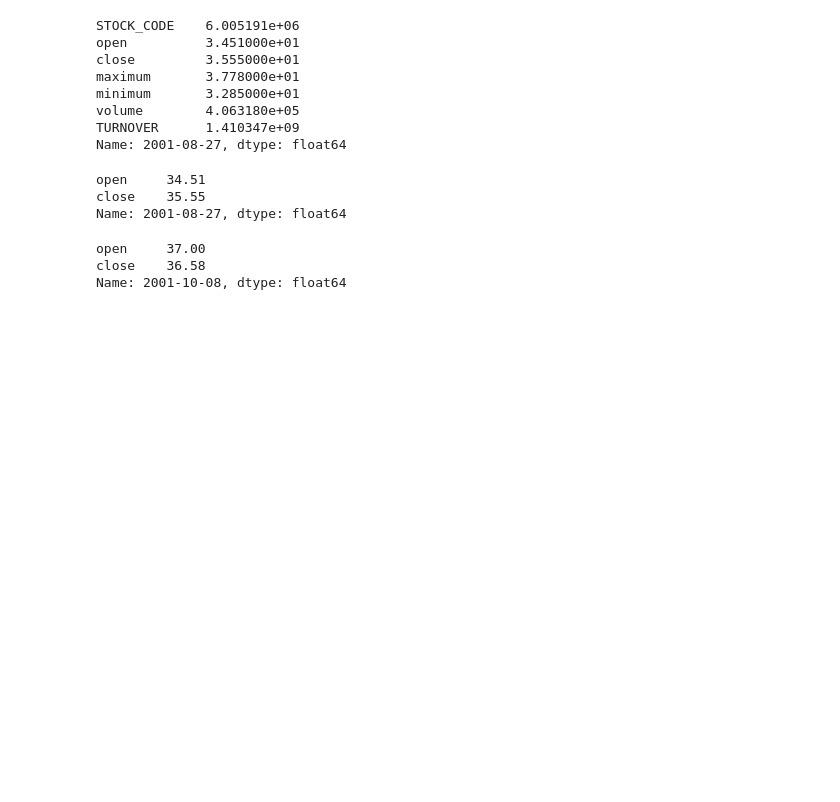
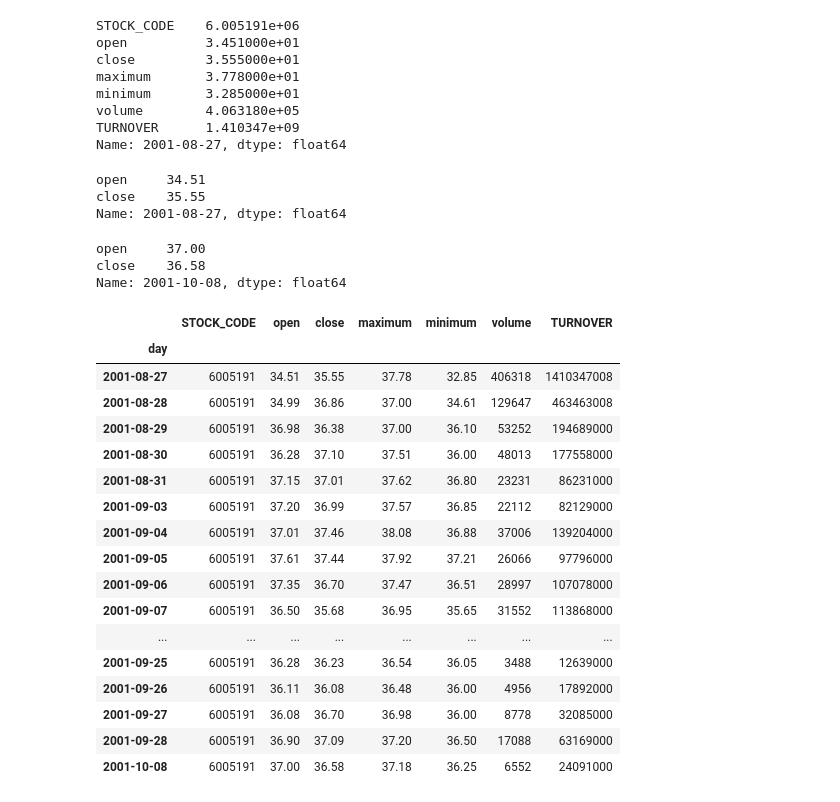
Before and after one commit to 1065953416/homework, a Jupyter notebook: 05-dataframe.ipynb, the cells around one changed output. Cells and saved outputs as stored; diff of their text form; code cells hidden in the pictures; blank space fills up the shorter version.

```diff
--- a/05-dataframe.ipynb
+++ b/05-dataframe.ipynb
@@ -141,3 +141,24 @@ Name: 2001-08-27, dtype: float64
 open     37.00
 close    36.58
 Name: 2001-10-08, dtype: float64
+# %%
+贵州茅台.loc["2001-08-27":"2001-10-08"]
+# %% [output]
+|  | STOCK_CODE | open | close | maximum | minimum | volume | TURNOVER |
+| day |  |  |  |  |  |  |  |
+| 2001-08-27 | 6005191 | 34.51 | 35.55 | 37.78 | 32.85 | 406318 | 1410347008 |
+| 2001-08-28 | 6005191 | 34.99 | 36.86 | 37.00 | 34.61 | 129647 | 463463008 |
+| 2001-08-29 | 6005191 | 36.98 | 36.38 | 37.00 | 36.10 | 53252 | 194689000 |
+| 2001-08-30 | 6005191 | 36.28 | 37.10 | 37.51 | 36.00 | 48013 | 177558000 |
+| 2001-08-31 | 6005191 | 37.15 | 37.01 | 37.62 | 36.80 | 23231 | 86231000 |
+| 2001-09-03 | 6005191 | 37.20 | 36.99 | 37.57 | 36.85 | 22112 | 82129000 |
+| 2001-09-04 | 6005191 | 37.01 | 37.46 | 38.08 | 36.88 | 37006 | 139204000 |
+| 2001-09-05 | 6005191 | 37.61 | 37.44 | 37.92 | 37.21 | 26066 | 97796000 |
+| 2001-09-06 | 6005191 | 37.35 | 36.70 | 37.47 | 36.51 | 28997 | 107078000 |
+| 2001-09-07 | 6005191 | 36.50 | 35.68 | 36.95 | 35.65 | 31552 | 113868000 |
+| ... | ... | ... | ... | ... | ... | ... | ... |
+| 2001-09-25 | 6005191 | 36.28 | 36.23 | 36.54 | 36.05 | 3488 | 12639000 |
+| 2001-09-26 | 6005191 | 36.11 | 36.08 | 36.48 | 36.00 | 4956 | 17892000 |
+| 2001-09-27 | 6005191 | 36.08 | 36.70 | 36.98 | 36.00 | 8778 | 32085000 |
+| 2001-09-28 | 6005191 | 36.90 | 37.09 | 37.20 | 36.50 | 17088 | 63169000 |
+| 2001-10-08 | 6005191 | 37.00 | 36.58 | 37.18 | 36.25 | 6552 | 24091000 |
```
Also changed, not shown: parts of 11 cells of this notebook, 2 other files.
